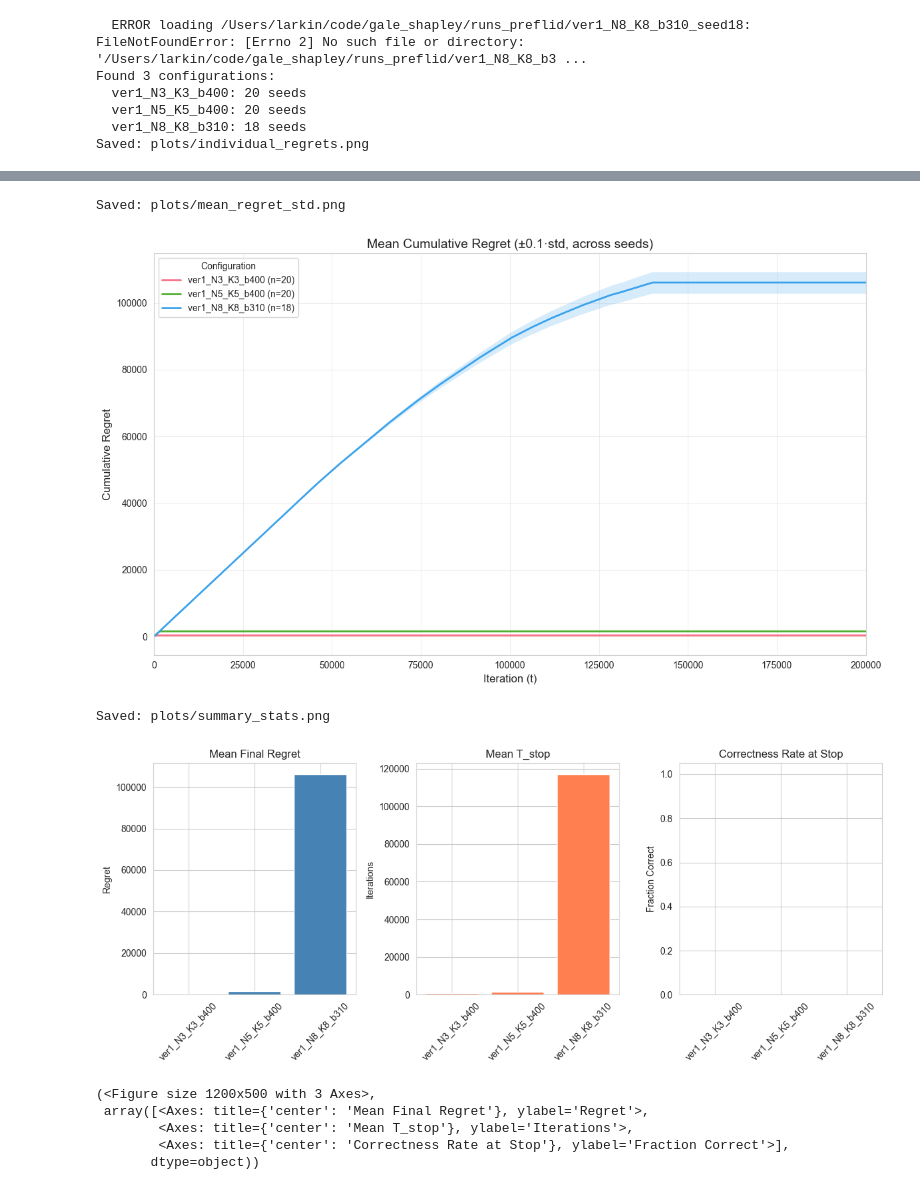
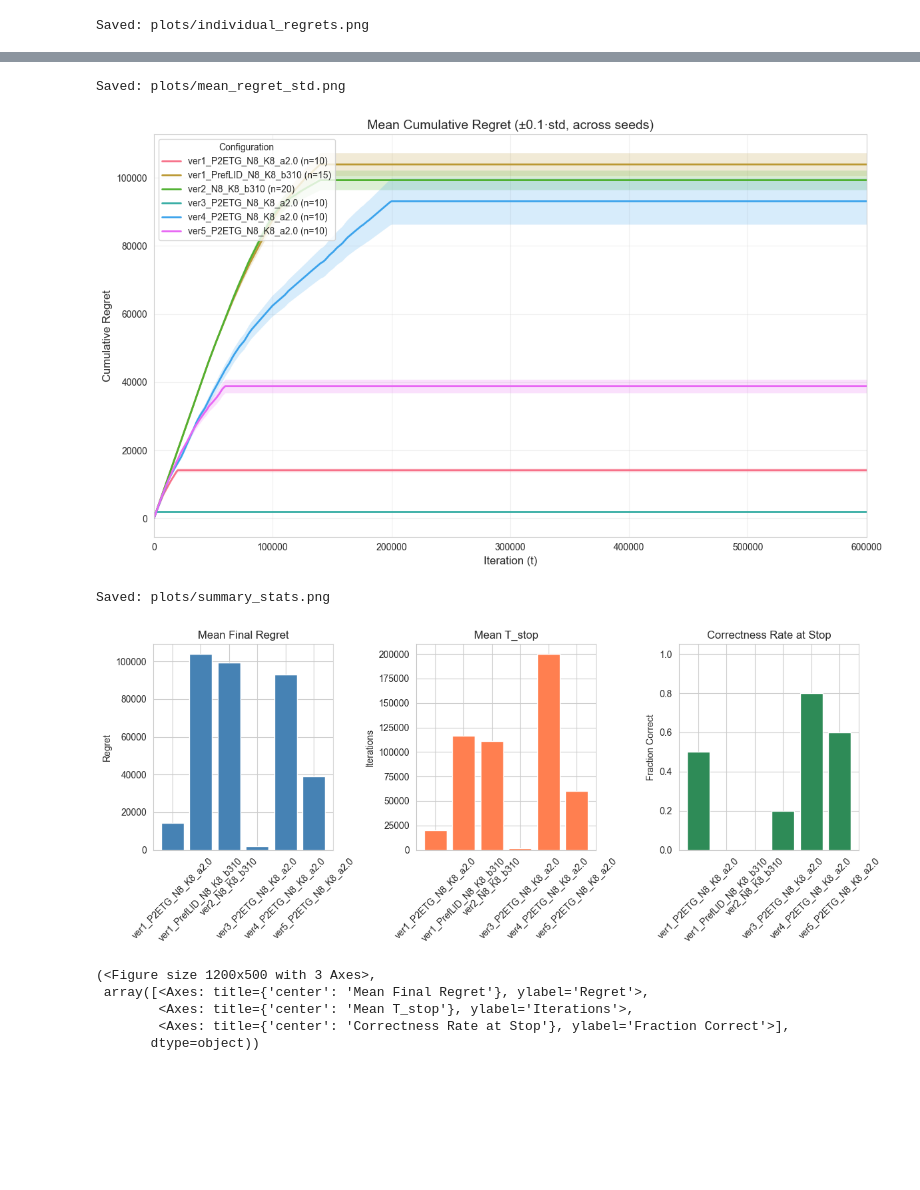
Before and after one commit to larkz/gale_shapley, a Jupyter notebook: notebooks/plots_preflid.ipynb, the cells around one changed output, grey strips where cells are left out. Drawn from its saved outputs; the diff is of its cells as text; code cells hidden in the pictures; blank space fills up the shorter version.

```diff
--- a/notebooks/plots_preflid.ipynb
+++ b/notebooks/plots_preflid.ipynb
@@ -13,8 +13,8 @@
 from plotting import *
 
 # ---- CONFIGURE THIS ----
-BASE_DIR = "runs_preflid"   # <-- change me
-MAX_ITERATIONS = 200000
+BASE_DIR = "runs_compare"   # <-- change me
+MAX_ITERATIONS = 600000
 OUTPUT_DIR = "plots"                # where to save figures
 # ------------------------
 
@@ -89,6 +80 @@ FileNotFoundError: [Errno 2] No such file or directory: '/Users/larkin/code/gale
-  ERROR loading /Users/larkin/code/gale_shapley/runs_preflid/ver1_N8_K8_b310_seed18: FileNotFoundError: [Errno 2] No such file or directory: '/Users/larkin/code/gale_shapley/runs_preflid/ver1_N8_K8_b3 ...
-Found 3 configurations:
-  ver1_N3_K3_b400: 20 seeds
-  ver1_N5_K5_b400: 20 seeds
-  ver1_N8_K8_b310: 18 seeds
 Saved: plots/individual_regrets.png
@@ -96,7 +82,7 @@ Saved: plots/individual_regrets.png
 Saved: plots/mean_regret_std.png
-[figure, old version]
+[figure, new version]
 Saved: plots/summary_stats.png
-[figure, old version]
+[figure, new version]
 (<Figure size 1200x500 with 3 Axes>,
  array([<Axes: title={'center': 'Mean Final Regret'}, ylabel='Regret'>,
         <Axes: title={'center': 'Mean T_stop'}, ylabel='Iterations'>,
```
Also changed, not shown: parts of 2 cells of this notebook, 3 other files.
